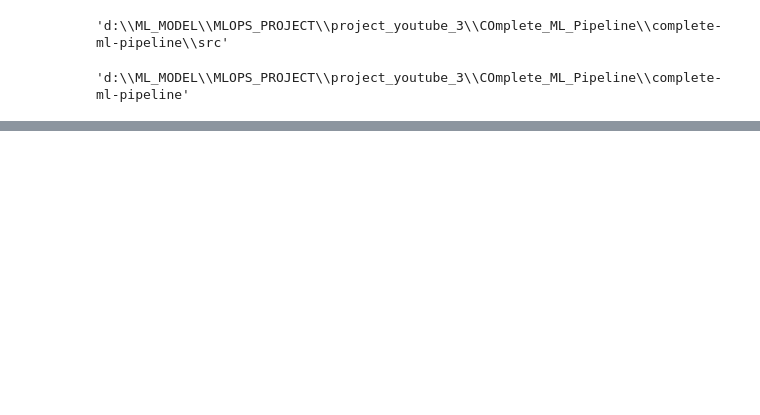
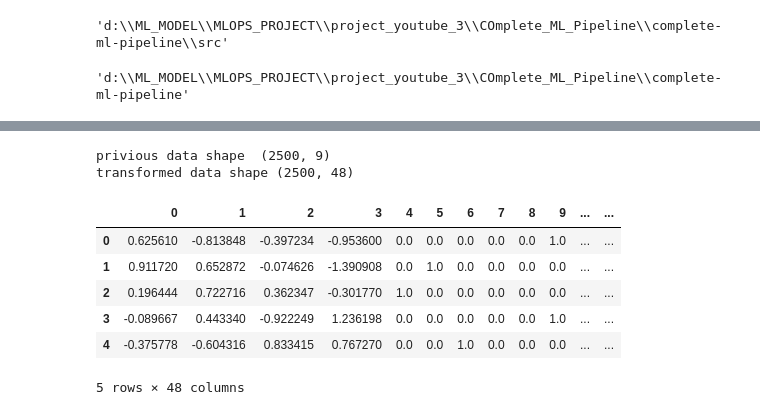
Before and after one commit to amankumarchy5423/Car_Price_Pridiction_ML, a Jupyter notebook: src/experiment.ipynb, the cells around one changed output, grey strips where cells are left out. Cells and saved outputs as stored; diff of their text form; code cells hidden in the pictures; blank space fills up the shorter version.

```diff
--- a/src/experiment.ipynb
+++ b/src/experiment.ipynb
@@ -26,0 +72,8 @@ data.sample(5)
+# %%
+transform = ColumnTransformer(transformers=[
+    ('number',StandardScaler(),numerical_colm),
+    ('categorical',OneHotEncoder(sparse_output=False),categorical_colm)
+],remainder='drop')
+# %%
+trans_data1 = transform.fit(data1)
+trans_data1
@@ -26,0 +86,20 @@ data.sample(5)
+# %%
+trans_data = trans_data1.transform(data1)
+# %%
+print ("privious data shape ",data1.shape)
+print("transformed data shape",trans_data.shape)
+# %% [output]
+privious data shape  (2500, 9)
+transformed data shape (2500, 48)
+# %%
+trans_data_df = pd.DataFrame(trans_data)
+# %%
+trans_data_df.head()
+# %% [output]
+|  | 0 | 1 | 2 | 3 | 4 | 5 | 6 | 7 | 8 | 9 | ... | ... |
+| 0 | 0.625610 | -0.813848 | -0.397234 | -0.953600 | 0.0 | 0.0 | 0.0 | 0.0 | 0.0 | 1.0 | ... | ... |
+| 1 | 0.911720 | 0.652872 | -0.074626 | -1.390908 | 0.0 | 1.0 | 0.0 | 0.0 | 0.0 | 0.0 | ... | ... |
+| 2 | 0.196444 | 0.722716 | 0.362347 | -0.301770 | 1.0 | 0.0 | 0.0 | 0.0 | 0.0 | 0.0 | ... | ... |
+| 3 | -0.089667 | 0.443340 | -0.922249 | 1.236198 | 0.0 | 0.0 | 0.0 | 0.0 | 0.0 | 1.0 | ... | ... |
+| 4 | -0.375778 | -0.604316 | 0.833415 | 0.767270 | 0.0 | 0.0 | 1.0 | 0.0 | 0.0 | 0.0 | ... | ... |
+5 rows × 48 columns
```
Also changed, not shown: parts of 9 cells of this notebook, 1 other file.
